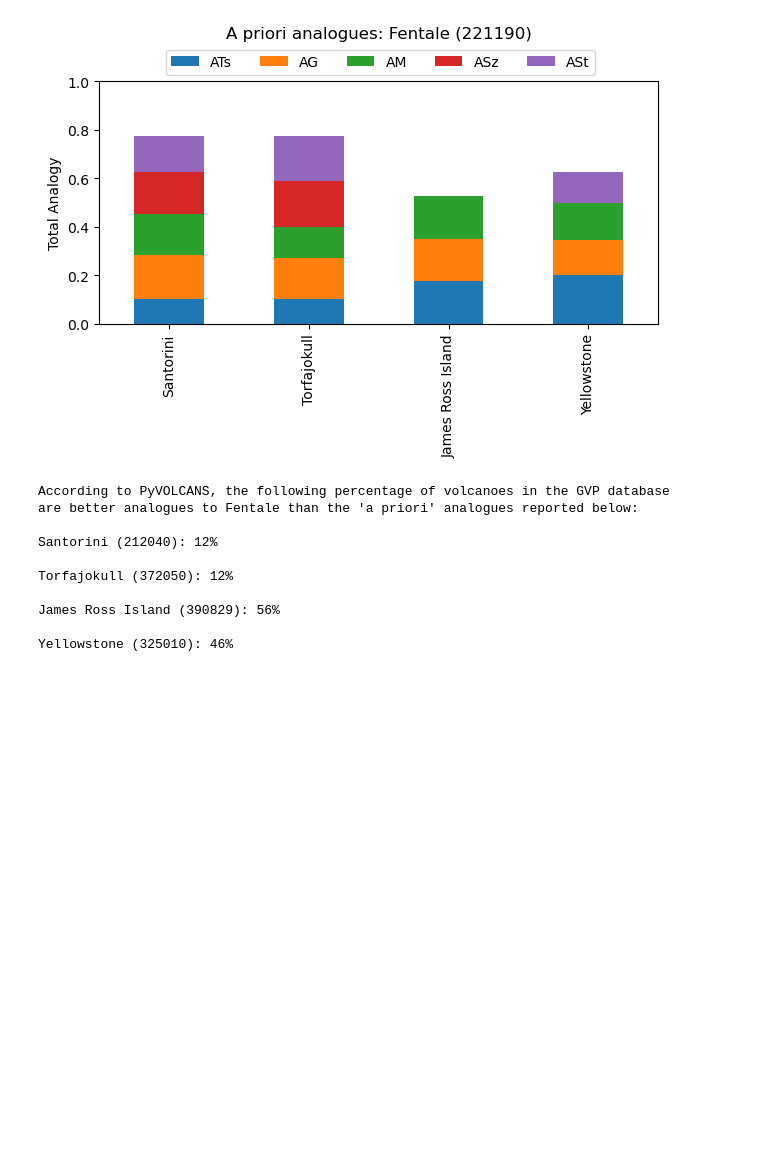
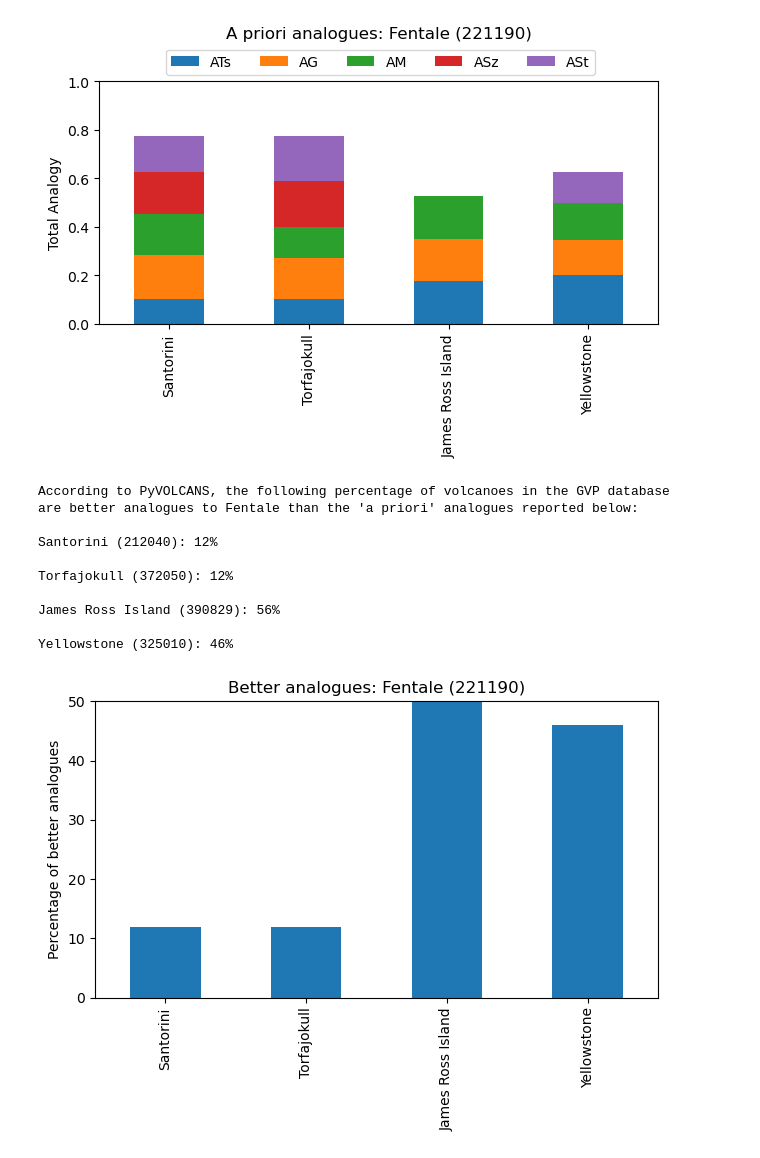
Before and after one commit to BritishGeologicalSurvey/pyvolcans, a Jupyter notebook: docs/pyVOLCANS.ipynb, the cells around one changed output. Saved outputs shown, nothing was run; the diff lists cells and outputs as text; code cells hidden in the pictures; blank space fills up the shorter version.

Commit message:
Add bar plotting for percentages of 'better analogues'

```diff
--- a/docs/pyVOLCANS.ipynb
+++ b/docs/pyVOLCANS.ipynb
@@ -95,16 +95,20 @@ pvf.plot_bar_apriori_analogues(volcano_name, volcano_vnum, apriori_volcanoes,
 # %%
 # Display proportion of better analogues than apriori volcanoes
 percentiles, better_analogues = pvf.get_many_analogy_percentiles(volcano_input,
                                                                  apriori_volcanoes,
                                                                  volcans_result)
+
+better_analogues_df = pvf.plot_bar_better_analogues(volcano_name, volcano_vnum, better_analogues,
+                                                    weights_label, save_figure=False)
 # %% [output]
 According to PyVOLCANS, the following percentage of volcanoes in the GVP database
 are better analogues to Fentale than the 'a priori' analogues reported below:
 
 Santorini (212040): 12%
 
 Torfajokull (372050): 12%
 
 James Ross Island (390829): 56%
 
 Yellowstone (325010): 46%
+[figure, added]
```
